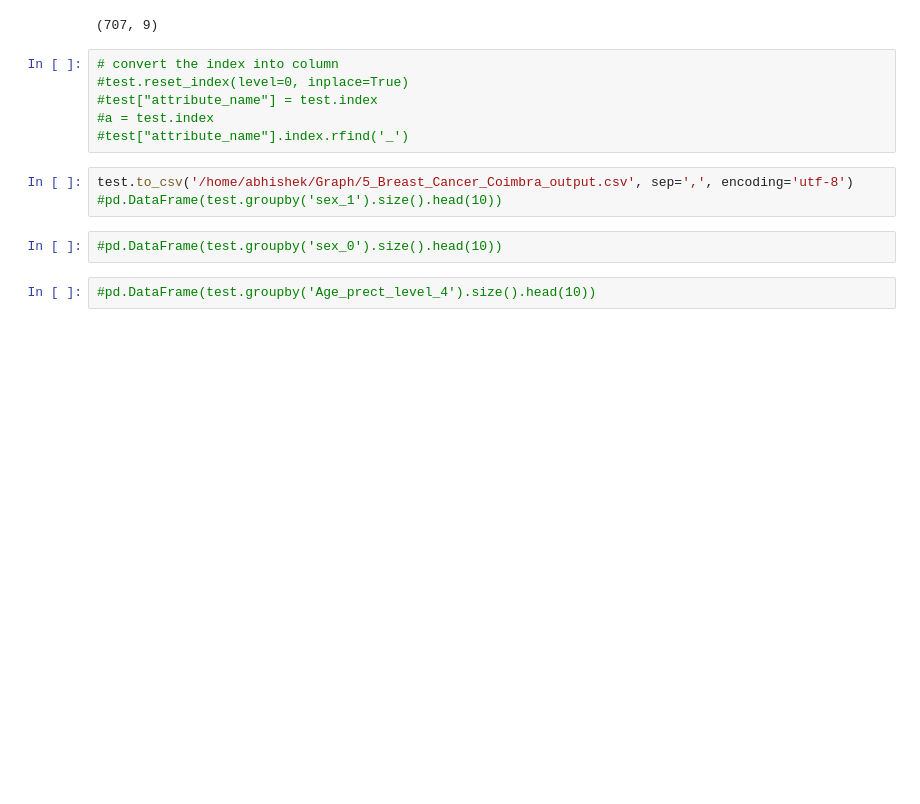
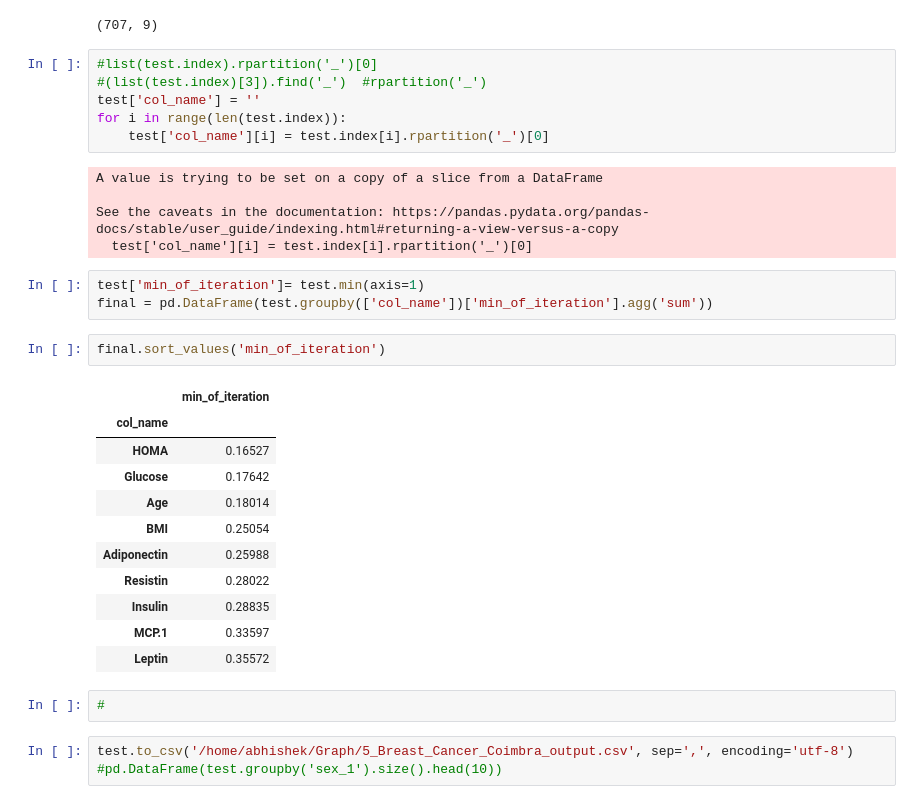
Before and after one commit to abhisheksinghocp/Python_Graph, a Jupyter notebook: 5_Breast_Cancer_Coimbra_data_Graph_Creation_variable_selection.ipynb, the cells around one changed output. Saved outputs shown, nothing was run; the diff lists cells and outputs as text; blank space fills up the shorter version.

```diff
--- a/5_Breast_Cancer_Coimbra_data_Graph_Creation_variable_selection.ipynb
+++ b/5_Breast_Cancer_Coimbra_data_Graph_Creation_variable_selection.ipynb
@@ -313,16 +313,36 @@ test[0:5]
 test.shape
 # %% [output]
 (707, 9)
-# %%
-# convert the index into column
-#test.reset_index(level=0, inplace=True)
-#test["attribute_name"] = test.index
-#a = test.index
-#test["attribute_name"].index.rfind('_')
+# %%
+#list(test.index).rpartition('_')[0]
+#(list(test.index)[3]).find('_')  #rpartition('_')
+test['col_name'] = ''
+for i in range(len(test.index)):
+    test['col_name'][i] = test.index[i].rpartition('_')[0]
+# %% [output]
+A value is trying to be set on a copy of a slice from a DataFrame
+
+See the caveats in the documentation: https://pandas.pydata.org/pandas-docs/stable/user_guide/indexing.html#returning-a-view-versus-a-copy
+  test['col_name'][i] = test.index[i].rpartition('_')[0]
+# %%
+test['min_of_iteration']= test.min(axis=1)
+final = pd.DataFrame(test.groupby(['col_name'])['min_of_iteration'].agg('sum'))
+# %%
+final.sort_values('min_of_iteration')
+# %% [output]
+|  | min_of_iteration |
+| col_name |  |
+| HOMA | 0.16527 |
+| Glucose | 0.17642 |
+| Age | 0.18014 |
+| BMI | 0.25054 |
+| Adiponectin | 0.25988 |
+| Resistin | 0.28022 |
+| Insulin | 0.28835 |
+| MCP.1 | 0.33597 |
+| Leptin | 0.35572 |
+# %%
+#
 # %%
 test.to_csv('/home/abhishek/Graph/5_Breast_Cancer_Coimbra_output.csv', sep=',', encoding='utf-8')
 #pd.DataFrame(test.groupby('sex_1').size().head(10))
-# %%
-#pd.DataFrame(test.groupby('sex_0').size().head(10))
-# %%
-#pd.DataFrame(test.groupby('Age_prect_level_4').size().head(10))
```
Also changed, not shown: parts of 1 cell of this notebook, 5 other files.
